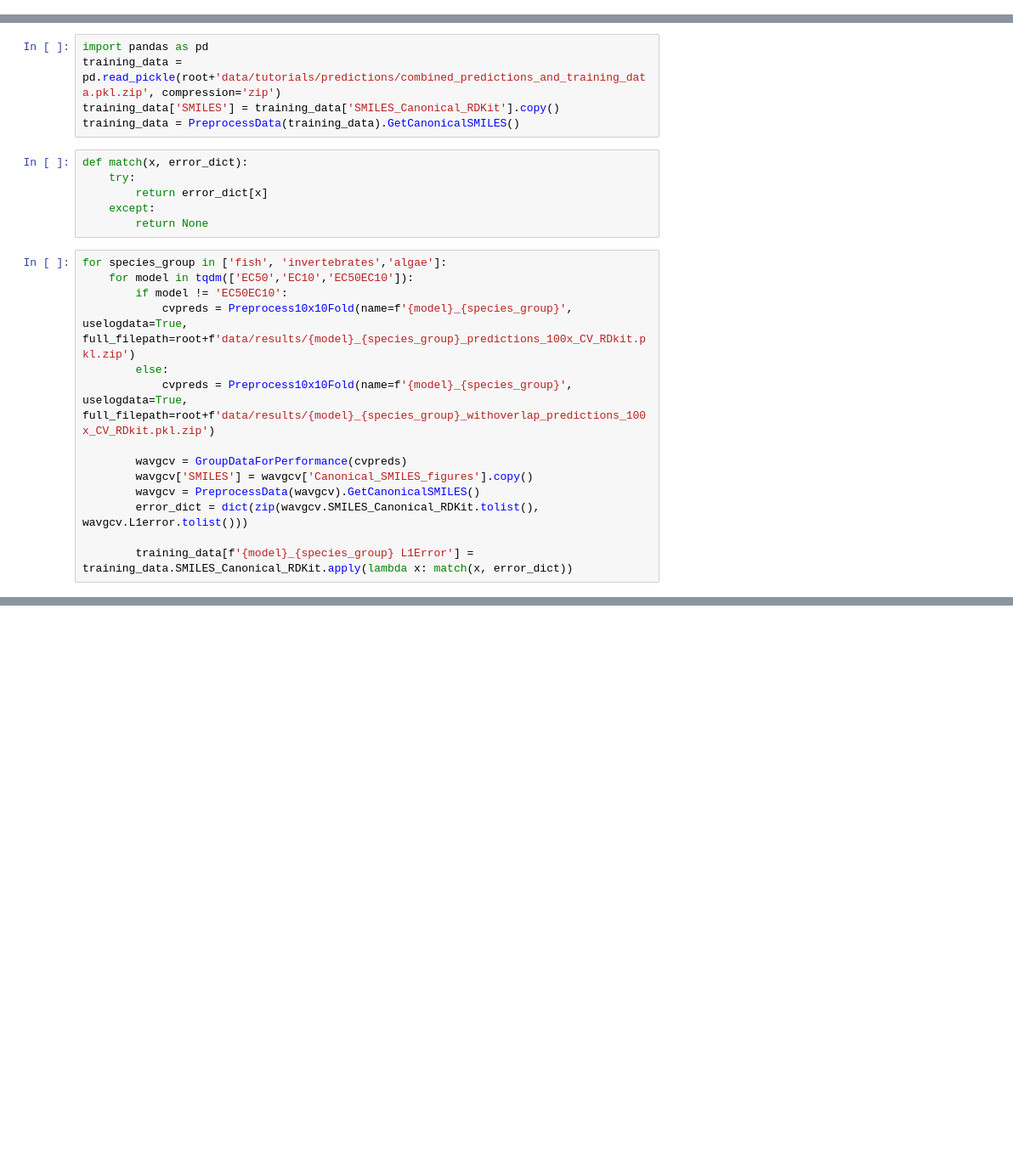
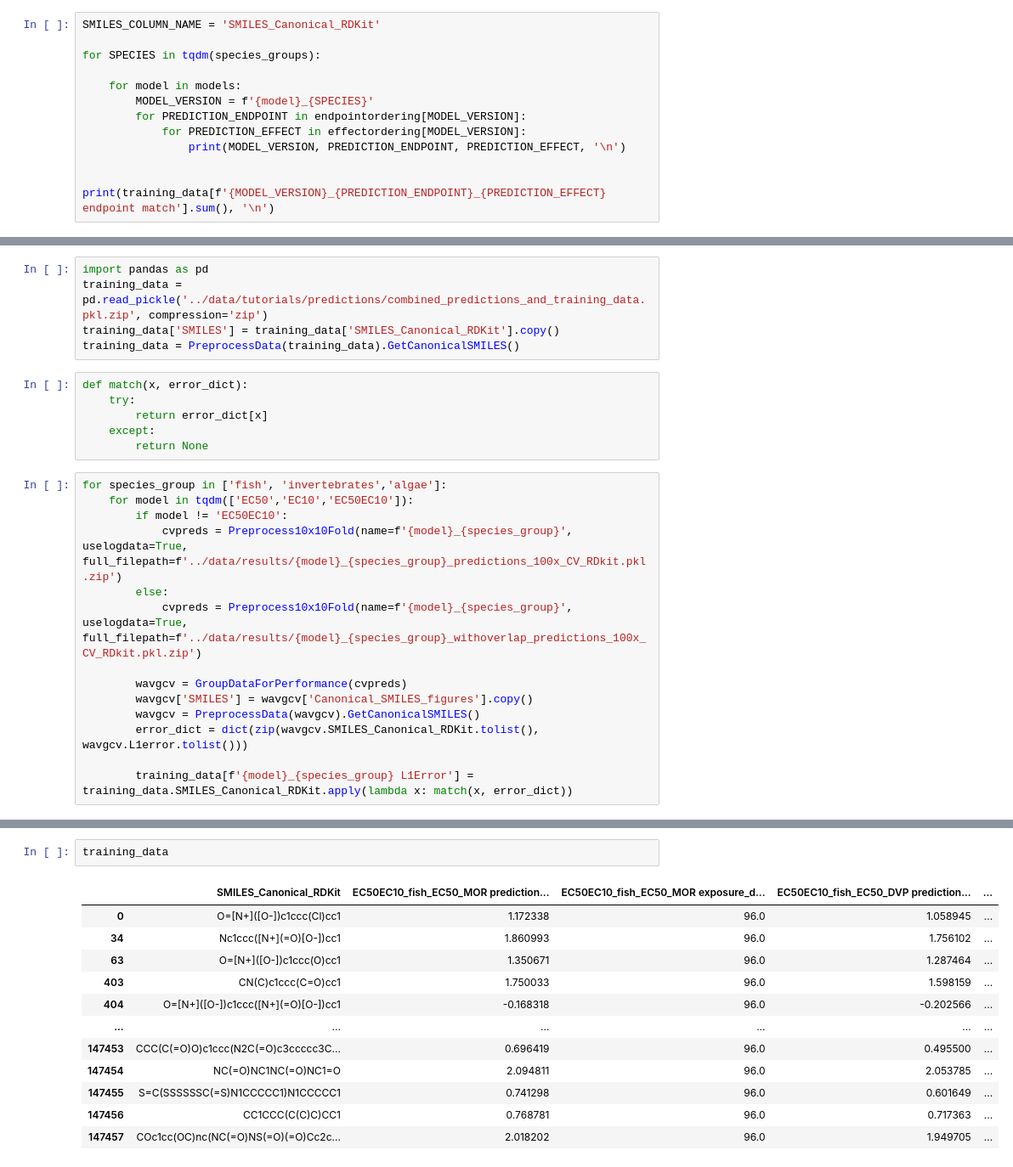
Before and after one commit to StyrbjornKall/TRIDENT, a Jupyter notebook: development/Predictions_for_zenodo_and_webservice.ipynb, the cells around one changed output, grey strips where cells are left out. Shown: that part at 85% size. Cells and saved outputs as stored; diff of their text form; blank space fills up the shorter version.

```diff
--- a/development/Predictions_for_zenodo_and_webservice.ipynb
+++ b/development/Predictions_for_zenodo_and_webservice.ipynb
@@ -327,6 +174,18 @@ for model in models:
                 for col in all_preds.columns:
                     if ((col == 'species match') | (col == 'endpoint match') | (col == 'effect match')):
                         all_preds.rename(columns={col: f'{model}_{species}_{endpoint}_{effect} {col}'}, inplace=True)
+# %%
+SMILES_COLUMN_NAME = 'SMILES_Canonical_RDKit'
+
+for SPECIES in tqdm(species_groups):
+
+    for model in models:
+        MODEL_VERSION = f'{model}_{SPECIES}'
+        for PREDICTION_ENDPOINT in endpointordering[MODEL_VERSION]:
+            for PREDICTION_EFFECT in effectordering[MODEL_VERSION]:
+                print(MODEL_VERSION, PREDICTION_ENDPOINT, PREDICTION_EFFECT, '\n')
+
+                print(training_data[f'{MODEL_VERSION}_{PREDICTION_ENDPOINT}_{PREDICTION_EFFECT} endpoint match'].sum(), '\n')
 # %%
 all_preds
 # %%
@@ -342,6 +205,6 @@ from tqdm.notebook import tqdm
 # %%
 import pandas as pd
-training_data = pd.read_pickle(root+'data/tutorials/predictions/combined_predictions_and_training_data.pkl.zip', compression='zip')
+training_data = pd.read_pickle('../data/tutorials/predictions/combined_predictions_and_training_data.pkl.zip', compression='zip')
 training_data['SMILES'] = training_data['SMILES_Canonical_RDKit'].copy()
 training_data = PreprocessData(training_data).GetCanonicalSMILES()
 # %%
@@ -354,9 +217,9 @@ def match(x, error_dict):
 for species_group in ['fish', 'invertebrates','algae']:
     for model in tqdm(['EC50','EC10','EC50EC10']):
         if model != 'EC50EC10':
-            cvpreds = Preprocess10x10Fold(name=f'{model}_{species_group}', uselogdata=True, full_filepath=root+f'data/results/{model}_{species_group}_predictions_100x_CV_RDkit.pkl.zip')
+            cvpreds = Preprocess10x10Fold(name=f'{model}_{species_group}', uselogdata=True, full_filepath=f'../data/results/{model}_{species_group}_predictions_100x_CV_RDkit.pkl.zip')
         else:
-            cvpreds = Preprocess10x10Fold(name=f'{model}_{species_group}', uselogdata=True, full_filepath=root+f'data/results/{model}_{species_group}_withoverlap_predictions_100x_CV_RDkit.pkl.zip')
+            cvpreds = Preprocess10x10Fold(name=f'{model}_{species_group}', uselogdata=True, full_filepath=f'../data/results/{model}_{species_group}_withoverlap_predictions_100x_CV_RDkit.pkl.zip')
 
         wavgcv = GroupDataForPerformance(cvpreds)
         wavgcv['SMILES'] = wavgcv['Canonical_SMILES_figures'].copy()
@@ -374,0 +232,15 @@ AttributeError: Can't get attribute '_unpickle_block' on <module 'pandas._libs.i
+# %%
+training_data
+# %% [output]
+|  | SMILES_Canonical_RDKit | EC50EC10_fish_EC50_MOR prediction... | EC50EC10_fish_EC50_MOR exposure_d... | EC50EC10_fish_EC50_DVP prediction... | ... |
+| 0 | O=[N+]([O-])c1ccc(Cl)cc1 | 1.172338 | 96.0 | 1.058945 | ... |
+| 34 | Nc1ccc([N+](=O)[O-])cc1 | 1.860993 | 96.0 | 1.756102 | ... |
+| 63 | O=[N+]([O-])c1ccc(O)cc1 | 1.350671 | 96.0 | 1.287464 | ... |
+| 403 | CN(C)c1ccc(C=O)cc1 | 1.750033 | 96.0 | 1.598159 | ... |
+| 404 | O=[N+]([O-])c1ccc([N+](=O)[O-])cc1 | -0.168318 | 96.0 | -0.202566 | ... |
+| ... | ... | ... | ... | ... | ... |
+| 147453 | CCC(C(=O)O)c1ccc(N2C(=O)c3ccccc3C... | 0.696419 | 96.0 | 0.495500 | ... |
+| 147454 | NC(=O)NC1NC(=O)NC1=O | 2.094811 | 96.0 | 2.053785 | ... |
+| 147455 | S=C(SSSSSSC(=S)N1CCCCC1)N1CCCCC1 | 0.741298 | 96.0 | 0.601649 | ... |
+| 147456 | CC1CCC(C(C)C)CC1 | 0.768781 | 96.0 | 0.717363 | ... |
+| 147457 | COc1cc(OC)nc(NC(=O)NS(=O)(=O)Cc2c... | 2.018202 | 96.0 | 1.949705 | ... |
```
Also changed, not shown: parts of 10 cells of this notebook.
